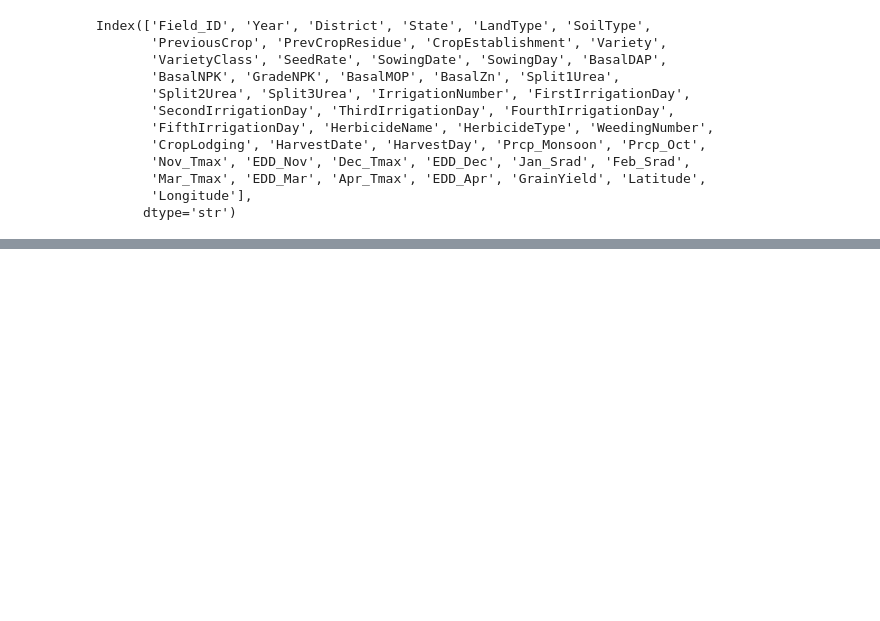
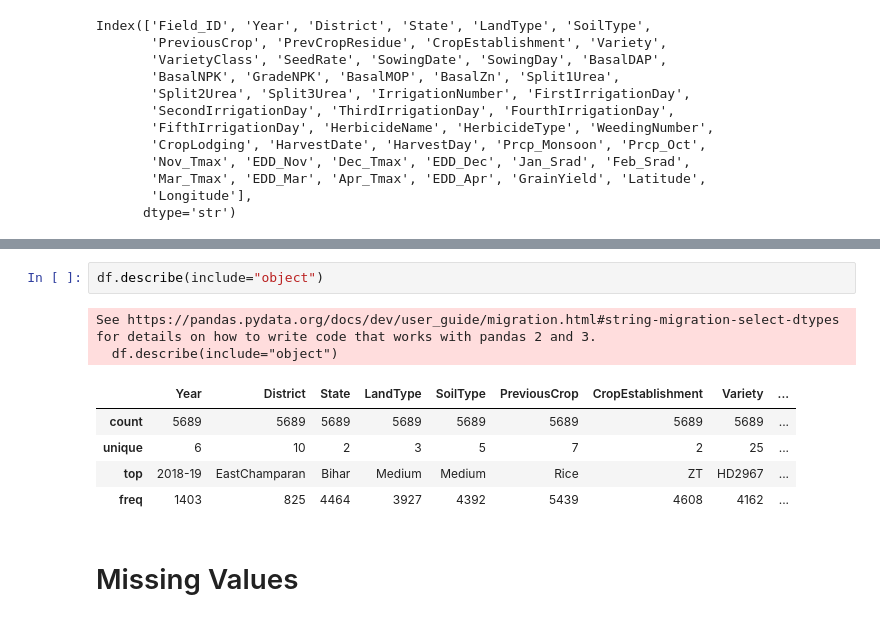
Before and after one commit to sahityaverma40-cpu/Smart-Farming-AI, a Jupyter notebook: notebooks/01_wheat_farming.ipynb, the cells around one changed output, grey strips where cells are left out. Saved outputs shown, nothing was run; the diff lists cells and outputs as text; blank space fills up the shorter version.

```diff
--- a/notebooks/01_wheat_farming.ipynb
+++ b/notebooks/01_wheat_farming.ipynb
@@ -60,0 +111,12 @@ AttributeError: 'DataFrame' object has no attribute 'rows'
+# %%
+df.describe(include="object")
+# %% [output]
+See https://pandas.pydata.org/docs/dev/user_guide/migration.html#string-migration-select-dtypes for details on how to write code that works with pandas 2 and 3.
+  df.describe(include="object")
+|  | Year | District | State | LandType | SoilType | PreviousCrop | CropEstablishment | Variety | ... |
+| count | 5689 | 5689 | 5689 | 5689 | 5689 | 5689 | 5689 | 5689 | ... |
+| unique | 6 | 10 | 2 | 3 | 5 | 7 | 2 | 25 | ... |
+| top | 2018-19 | EastChamparan | Bihar | Medium | Medium | Rice | ZT | HD2967 | ... |
+| freq | 1403 | 825 | 4464 | 3927 | 4392 | 5439 | 4608 | 4162 | ... |
+# %% [markdown]
+<h1> Missing Values
```
Also changed, not shown: parts of 14 cells of this notebook.
